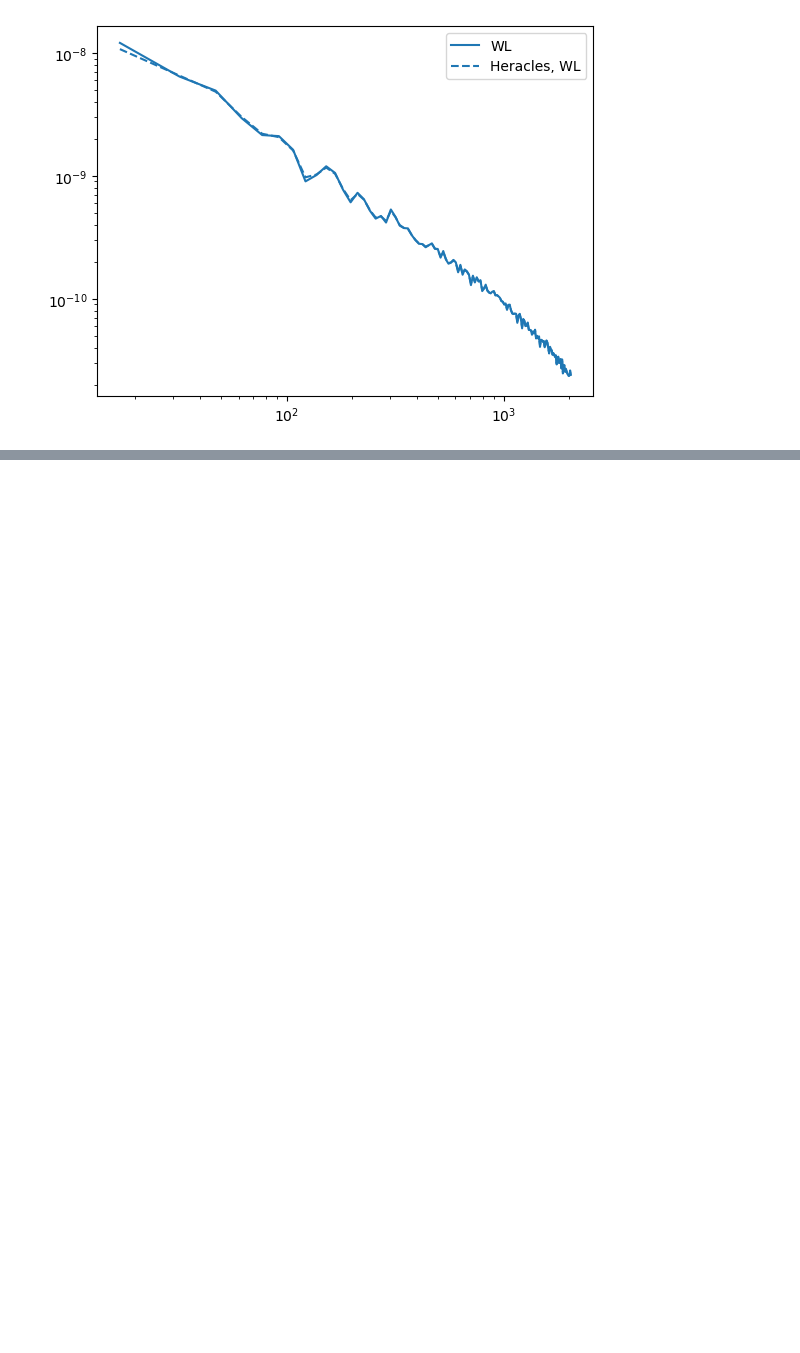
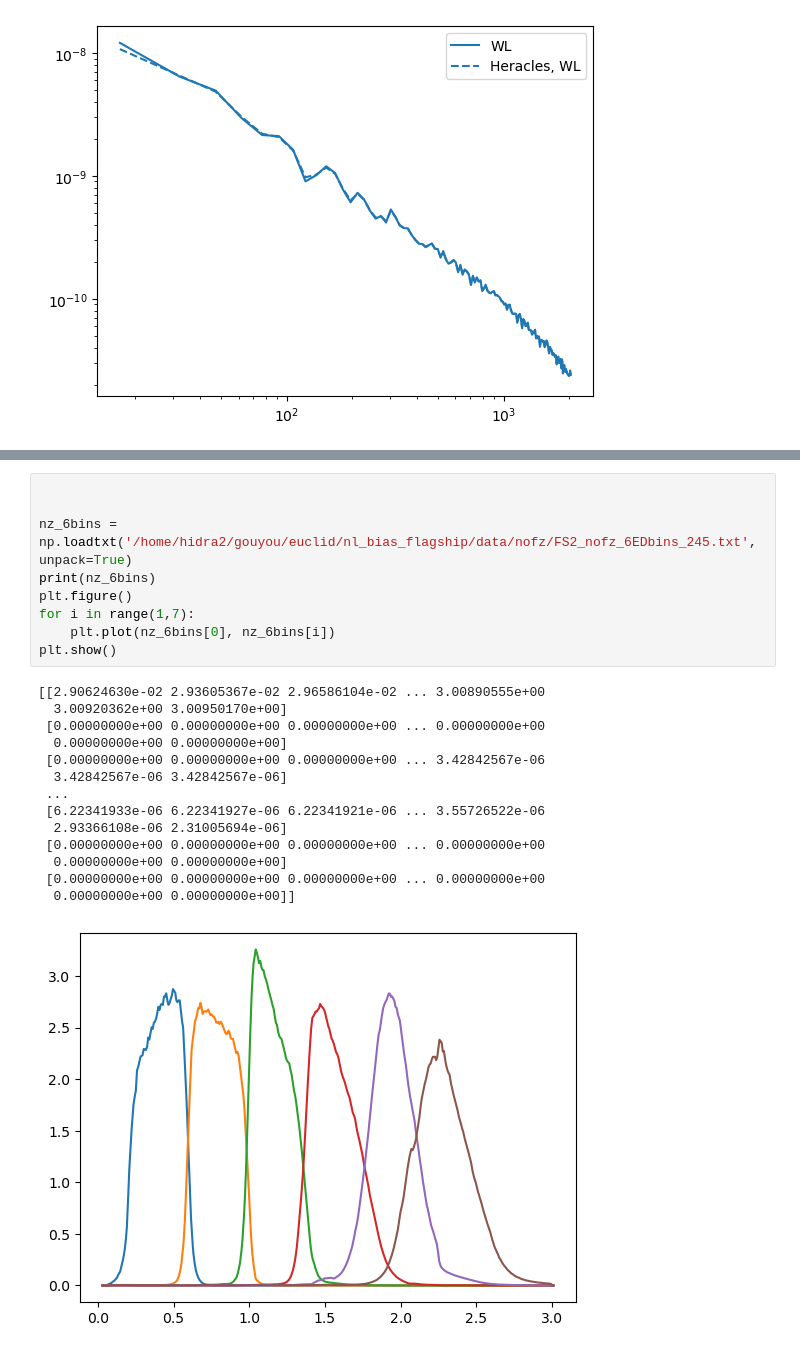
Before and after one commit to gouyoub/estimators_phot, a Jupyter notebook: test_plot.ipynb, the cells around one changed output, grey strips where cells are left out. Cells and saved outputs as stored; diff of their text form; blank space fills up the shorter version.

```diff
--- a/test_plot.ipynb
+++ b/test_plot.ipynb
@@ -66,0 +106,24 @@ plt.show()
+# %%
+
+
+nz_6bins = np.loadtxt('/home/hidra2/gouyou/euclid/nl_bias_flagship/data/nofz/FS2_nofz_6EDbins_245.txt', unpack=True)
+print(nz_6bins)
+plt.figure()
+for i in range(1,7):
+    plt.plot(nz_6bins[0], nz_6bins[i])
+plt.show()
+# %% [output]
+[[2.90624630e-02 2.93605367e-02 2.96586104e-02 ... 3.00890555e+00
+  3.00920362e+00 3.00950170e+00]
+ [0.00000000e+00 0.00000000e+00 0.00000000e+00 ... 0.00000000e+00
+  0.00000000e+00 0.00000000e+00]
+ [0.00000000e+00 0.00000000e+00 0.00000000e+00 ... 3.42842567e-06
+  3.42842567e-06 3.42842567e-06]
+ ...
+ [6.22341933e-06 6.22341927e-06 6.22341921e-06 ... 3.55726522e-06
+  2.93366108e-06 2.31005694e-06]
+ [0.00000000e+00 0.00000000e+00 0.00000000e+00 ... 0.00000000e+00
+  0.00000000e+00 0.00000000e+00]
+ [0.00000000e+00 0.00000000e+00 0.00000000e+00 ... 0.00000000e+00
+  0.00000000e+00 0.00000000e+00]]
+[figure, added]
```
Also changed, not shown: parts of 6 cells of this notebook, 5 other files.
